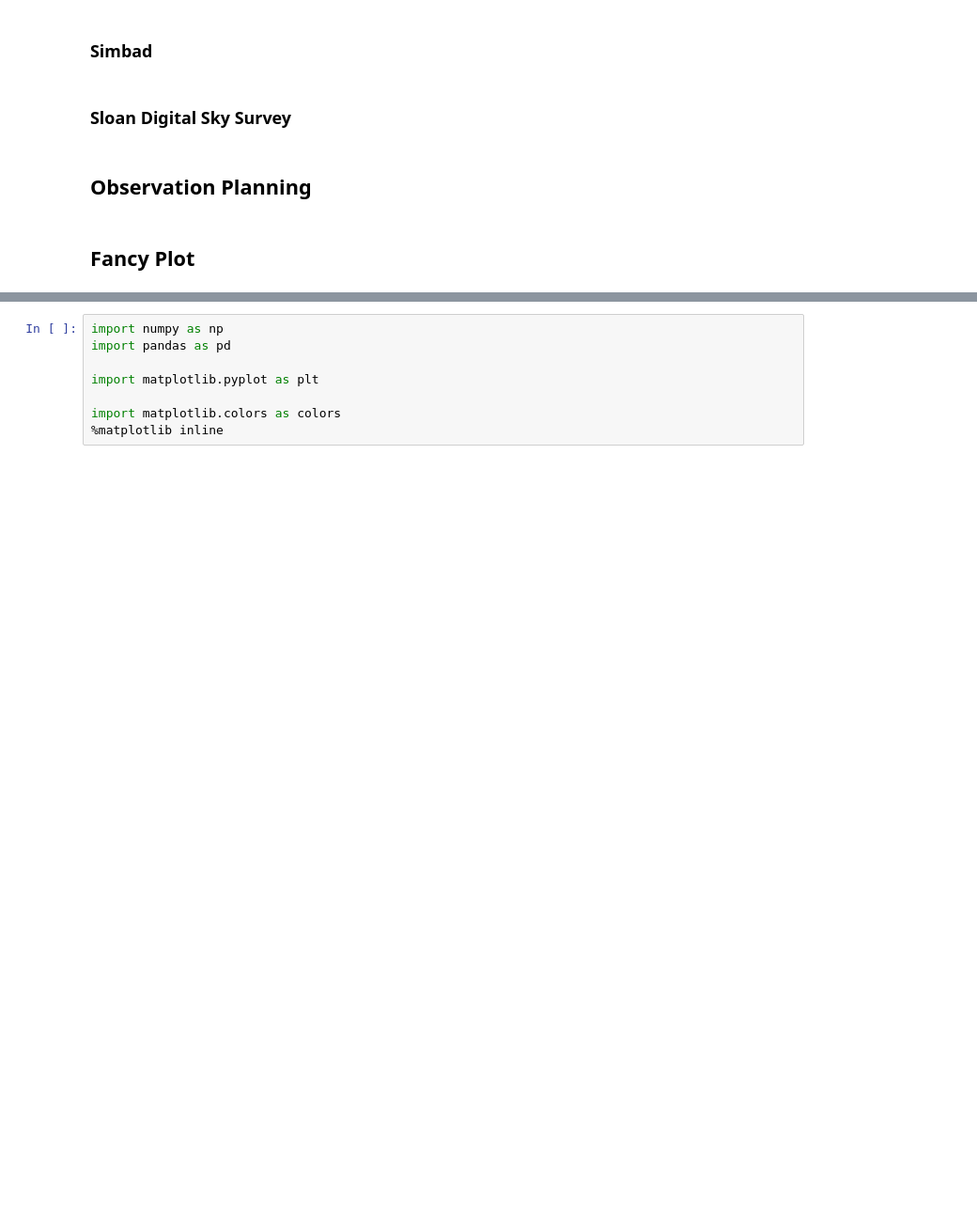
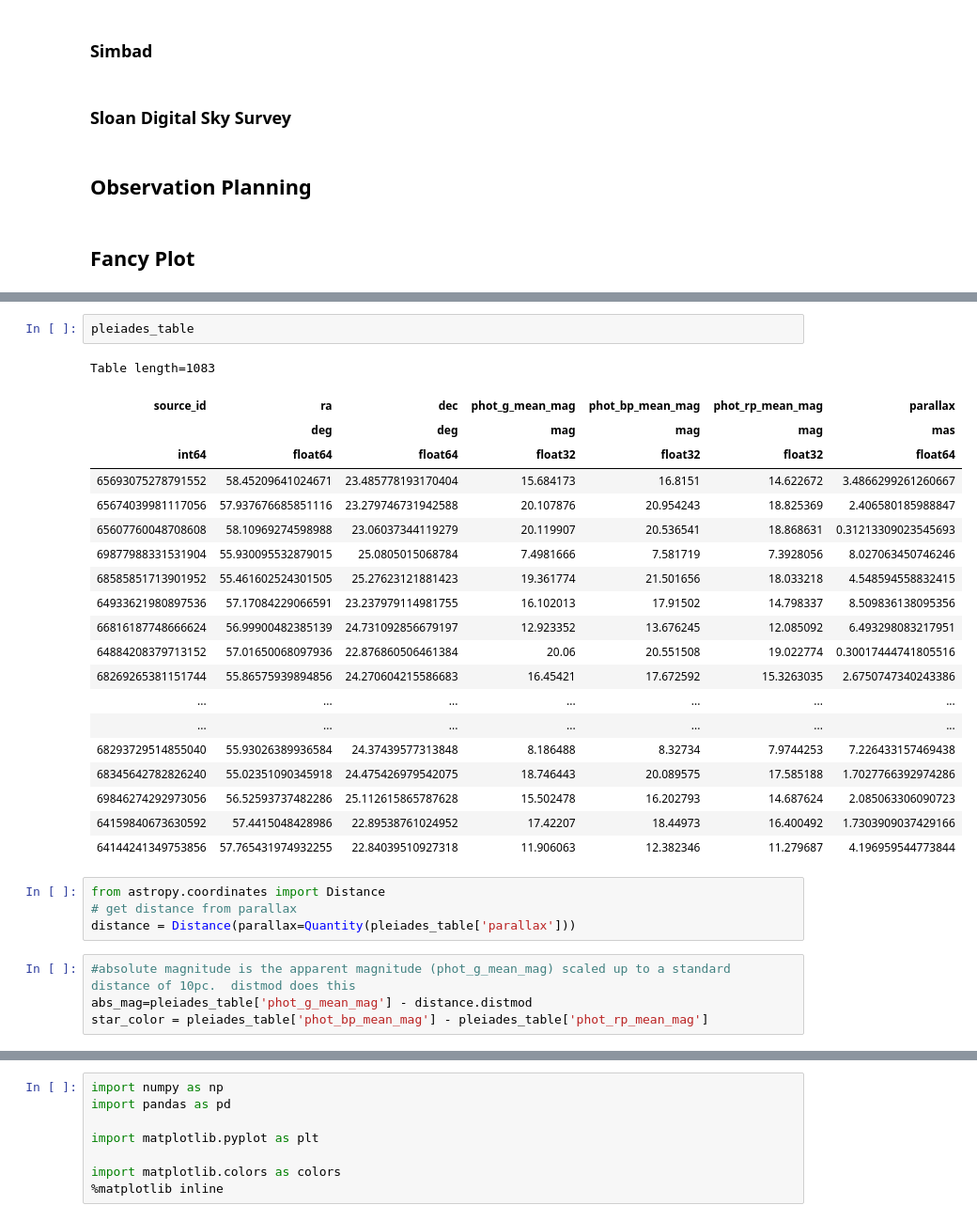
Before and after one commit to Dishwasha/cas-tau, a Jupyter notebook: AstropyTutorial.ipynb, the cells around one changed output, grey strips where cells are left out. Shown at 94% size. Saved outputs shown, nothing was run; the diff lists cells and outputs as text; blank space fills up the shorter version.

```diff
--- a/AstropyTutorial.ipynb
+++ b/AstropyTutorial.ipynb
@@ -118,0 +241,31 @@ pleiades.galactic
+# %%
+pleiades_table
+# %% [output]
+Table length=1083
+| source_id | ra | dec | phot_g_mean_mag | phot_bp_mean_mag | phot_rp_mean_mag | parallax |
+|  | deg | deg | mag | mag | mag | mas |
+| int64 | float64 | float64 | float32 | float32 | float32 | float64 |
+| 65693075278791552 | 58.45209641024671 | 23.485778193170404 | 15.684173 | 16.8151 | 14.622672 | 3.4866299261260667 |
+| 65674039981117056 | 57.937676685851116 | 23.279746731942588 | 20.107876 | 20.954243 | 18.825369 | 2.406580185988847 |
+| 65607760048708608 | 58.10969274598988 | 23.06037344119279 | 20.119907 | 20.536541 | 18.868631 | 0.31213309023545693 |
+| 69877988331531904 | 55.930095532879015 | 25.0805015068784 | 7.4981666 | 7.581719 | 7.3928056 | 8.027063450746246 |
+| 68585851713901952 | 55.461602524301505 | 25.27623121881423 | 19.361774 | 21.501656 | 18.033218 | 4.548594558832415 |
+| 64933621980897536 | 57.17084229066591 | 23.237979114981755 | 16.102013 | 17.91502 | 14.798337 | 8.509836138095356 |
+| 66816187748666624 | 56.99900482385139 | 24.731092856679197 | 12.923352 | 13.676245 | 12.085092 | 6.493298083217951 |
+| 64884208379713152 | 57.01650068097936 | 22.876860506461384 | 20.06 | 20.551508 | 19.022774 | 0.30017444741805516 |
+| 68269265381151744 | 55.86575939894856 | 24.270604215586683 | 16.45421 | 17.672592 | 15.3263035 | 2.6750747340243386 |
+| ... | ... | ... | ... | ... | ... | ... |
+| ... | ... | ... | ... | ... | ... | ... |
+| 68293729514855040 | 55.93026389936584 | 24.37439577313848 | 8.186488 | 8.32734 | 7.9744253 | 7.226433157469438 |
+| 68345642782826240 | 55.02351090345918 | 24.475426979542075 | 18.746443 | 20.089575 | 17.585188 | 1.7027766392974286 |
+| 69846274292973056 | 56.52593737482286 | 25.112615865787628 | 15.502478 | 16.202793 | 14.687624 | 2.085063306090723 |
+| 64159840673630592 | 57.4415048428986 | 22.89538761024952 | 17.42207 | 18.44973 | 16.400492 | 1.7303909037429166 |
+| 64144241349753856 | 57.765431974932255 | 22.84039510927318 | 11.906063 | 12.382346 | 11.279687 | 4.196959544773844 |
+# %%
+from astropy.coordinates import Distance
+# get distance from parallax
+distance = Distance(parallax=Quantity(pleiades_table['parallax']))
+# %%
+#absolute magnitude is the apparent magnitude (phot_g_mean_mag) scaled up to a standard distance of 10pc.  distmod does this
+abs_mag=pleiades_table['phot_g_mean_mag'] - distance.distmod
+star_color = pleiades_table['phot_bp_mean_mag'] - pleiades_table['phot_rp_mean_mag']
```
Also changed, not shown: parts of 63 cells of this notebook.
